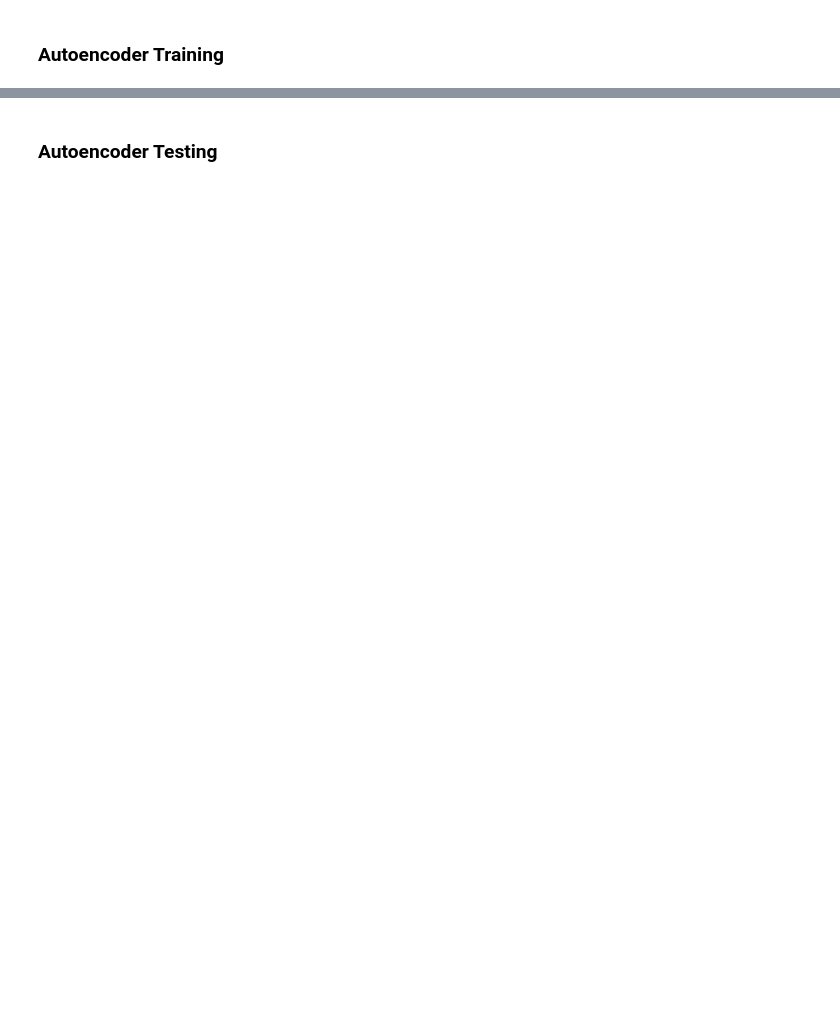
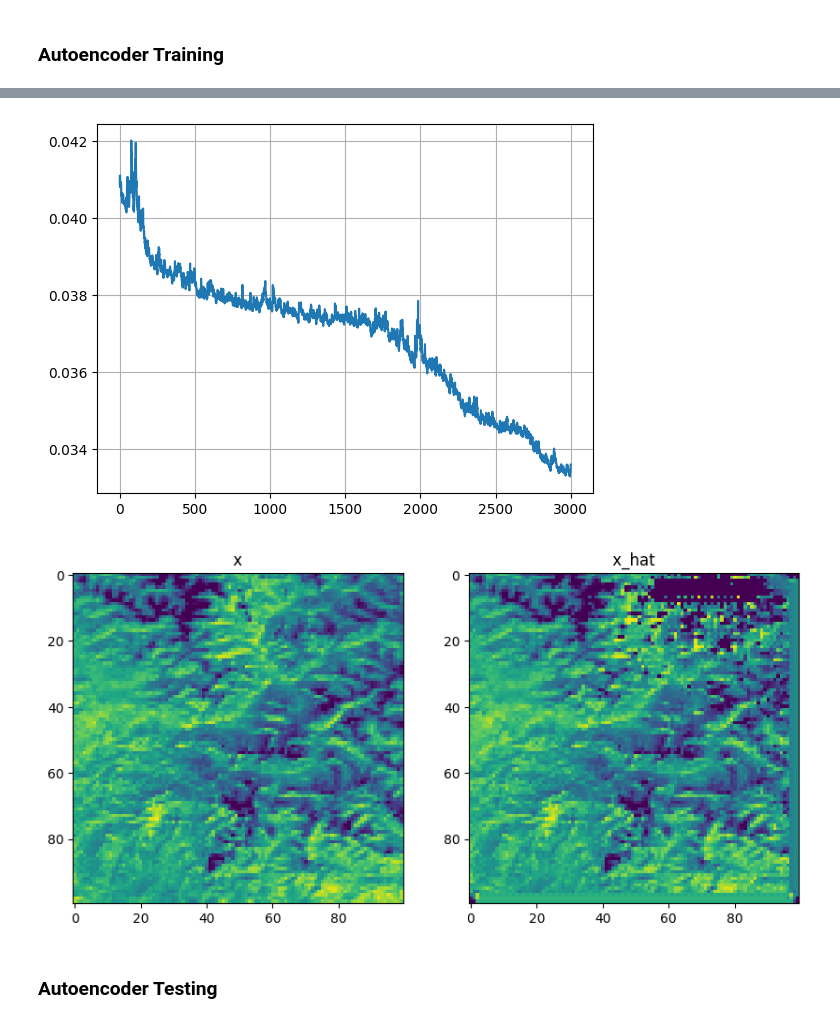
Before and after one commit to gzemo/zero-shot-statistical-downscaling, a Jupyter notebook: Resdiff.ipynb, the cells around one changed output, grey strips where cells are left out. Cells and saved outputs as stored; diff of their text form; code cells hidden in the pictures; blank space fills up the shorter version.

```diff
--- a/Resdiff.ipynb
+++ b/Resdiff.ipynb
@@ -269,13 +277,19 @@ MSE and perceptual loss
 class AELoss(nn.Module):
     def __init__(self):
         super().__init__()
-        self.MSELoss = nn.L1Loss()
+        self.loss = nn.L1Loss()
         self.lpips = LPIPS(net="squeeze").to(DEVICE)
 
     def get_lpips(self, x, xhat):
         return self.lpips(x.repeat(1,3,1,1), xhat.repeat(1,3,1,1)).mean()
 
     def forward(self, x, xhat):
+        # Collect learnable perceptual loss for both var and HF components
         lpips_x  = self.get_lpips(x[:,0,:,:].unsqueeze(1), xhat[:,0,:,:].unsqueeze(1))
-        lpips_hf = self.get_lpips(x[:,1,:,:].unsqueeze(1), xhat[:,1,:,:].unsqueeze(1))
-        return self.MSELoss(x, xhat) + lpips_x + lpips_hf
+        #lpips_hf = self.get_lpips(x[:,1,:,:].unsqueeze(1), xhat[:,1,:,:].unsqueeze(1))
+        return self.loss(x, xhat) + lpips_x #+ lpips_hf
+
+def adjust_learning_rate(optimizer, new_lr):
+    """Sets the learning rate to the initial LR decayed by 10 every 30 epochs"""
+    for param_group in optimizer.param_groups:
+        param_group['lr'] = new_lr
@@ -468,0 +378,50 @@ RuntimeError: output padding must be smaller than either stride or dilation, but
+# %%
+nepochs       = 3000
+crop_size     = 64
+batch_size    = 16
+learning_rate = 1e-3
+new_training  = False
+
+#sampler = DataSamplerBatch(img, sr_factor=10, crop_size=crop_size,
+#                           batch_size=batch_size, crop_only=True)
+
+loss_function = AELoss()
+if new_training:
+    aemodel   = AEmodel(input_channels=1, channels=[32,64,128], ndepth=4).to(DEVICE)
+    optimizer = torch.optim.AdamW(aemodel.parameters(), lr=learning_rate)
+
+adjust_learning_rate(optimizer, 1e-4)
+
+x = img.unsqueeze(0)
+x = x.to(DEVICE)
+
+# Perform AE training
+cache = np.zeros((nepochs))
+aemodel.train()
+progress_bar = tqdm(range(nepochs), total=nepochs)
+for iteration in progress_bar:
+    xhat = aemodel(x).to(DEVICE)
+    loss = loss_function(x, xhat)
+    loss.backward()
+    optimizer.step()
+    optimizer.zero_grad()
+    if iteration % 3000 == 0:
+        new_lr = learning_rate/10
+        adjust_learning_rate(optimizer, new_lr)
+    cache[iteration] = loss.item()
+    progress_bar.set_postfix_str(f"Iteration: {iteration+1}/{nepochs} lr: {learning_rate} Loss « {(loss.item()):.10f} »")
+
+# Save and plot performance
+torch.save(aemodel.state_dict(), "ckpt_autoencoder.pth")
+plt.plot(cache); plt.grid(); plt.show()
+
+# Plot results
+nmean, nstd = x[x!=0].mean(), x[x!=0].std(),
+llim, ulim  = nmean-2.5*nstd, nmean+2.5*nstd
+_, axs = plt.subplots(1, 2, figsize=(10,5))
+axs[0].imshow(x.detach().cpu().squeeze(), vmin=llim, vmax=ulim)
+axs[0].set_title(" x ")
+axs[1].imshow(xhat.detach().cpu().squeeze(), vmin=llim, vmax=ulim)
+axs[1].set_title(" x_hat ")
+plt.show()
+# %% [output]
@@ -469,3 +430,5 @@ RuntimeError: output padding must be smaller than either stride or dilation, but
+[figure, added]
+[figure, added]
 # %% [markdown]
 ### Autoencoder Testing
 # %%
```
Also changed, not shown: parts of 9 cells of this notebook.
